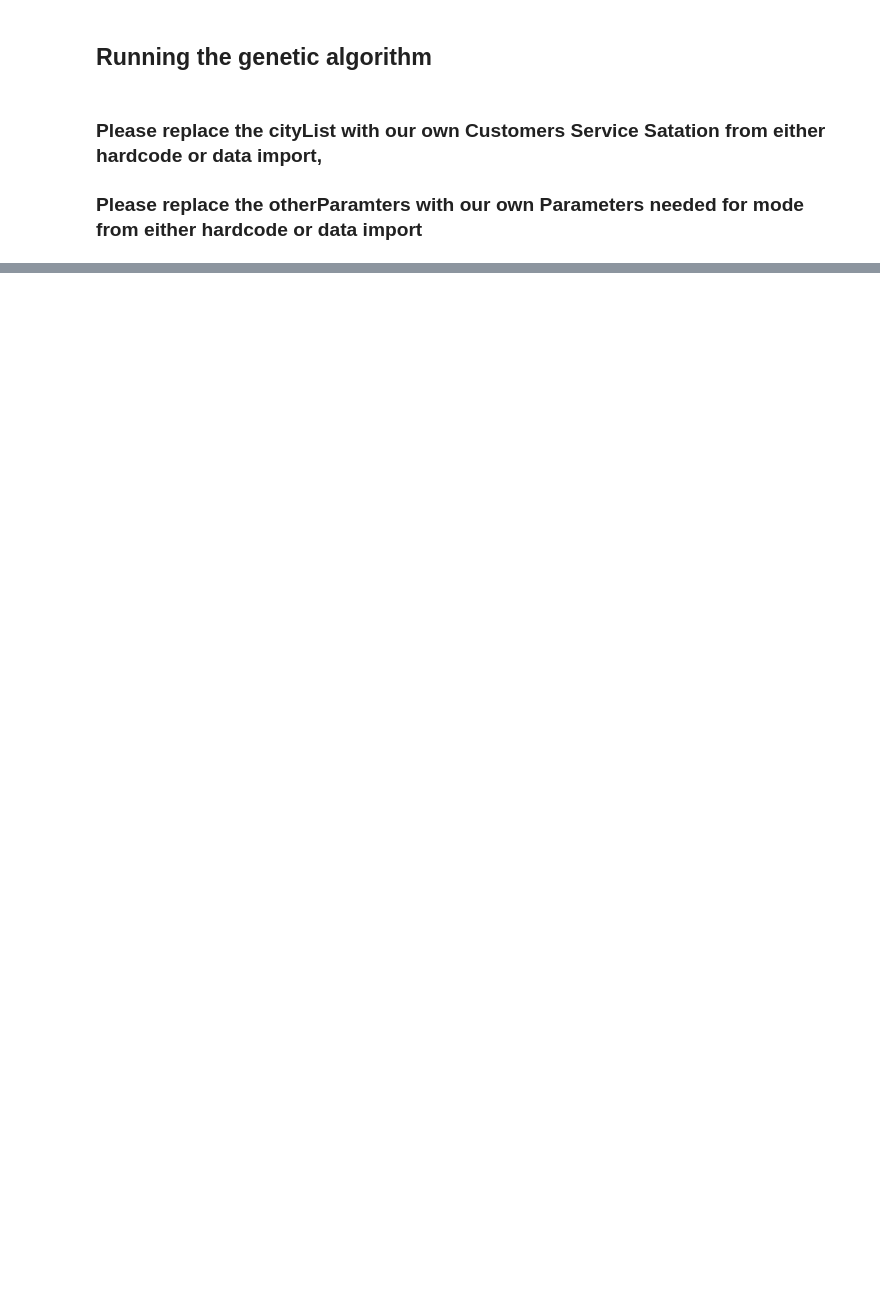
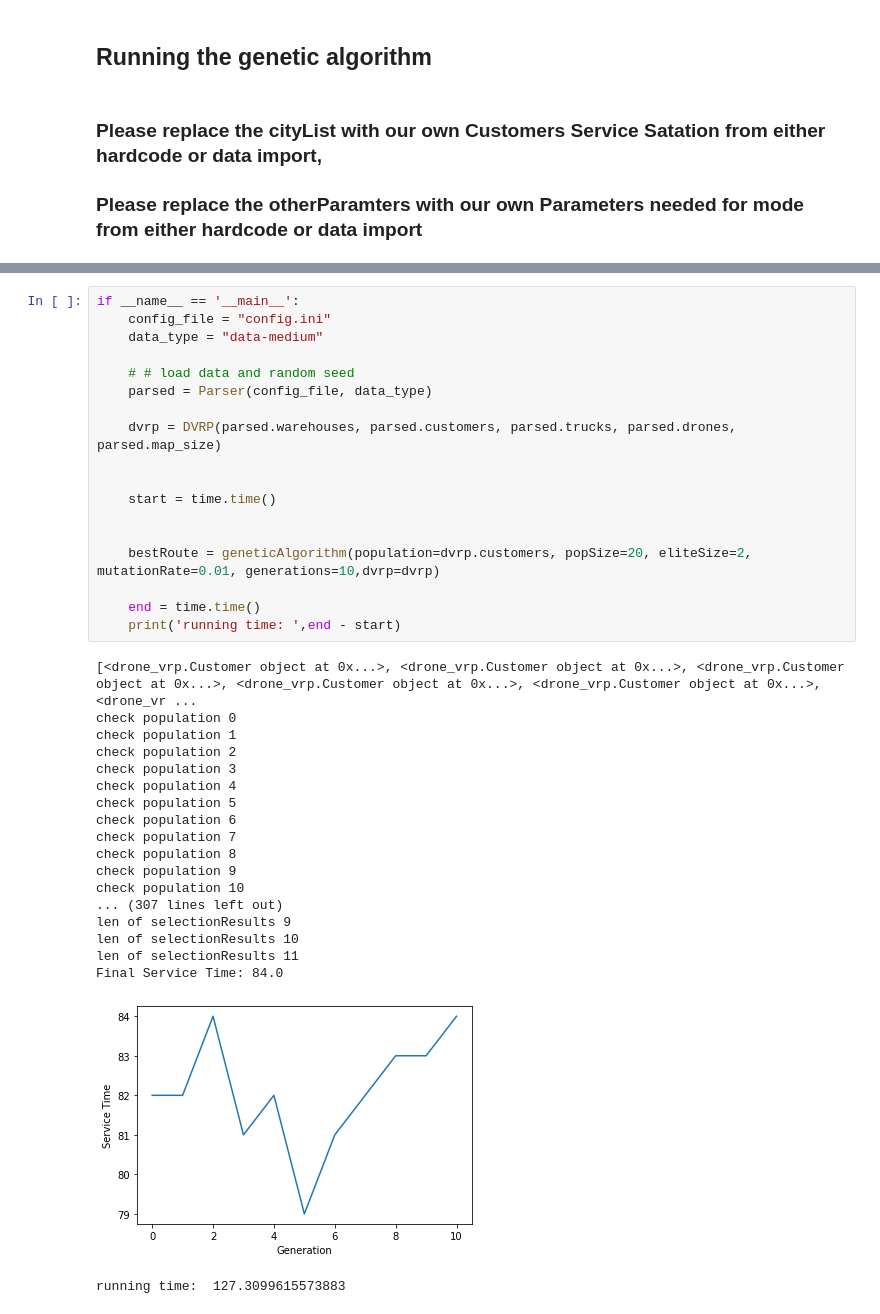
Before and after one commit to seanteohyh/ai_planning, a Jupyter notebook: GA.ipynb, the cells around one changed output, grey strips where cells are left out. Cells and saved outputs as stored; diff of their text form; blank space fills up the shorter version.

```diff
--- a/GA.ipynb
+++ b/GA.ipynb
@@ -305,0 +248,38 @@ popSize*generations*hur
+# %%
+if __name__ == '__main__':
+    config_file = "config.ini"
+    data_type = "data-medium"
+
+    # # load data and random seed
+    parsed = Parser(config_file, data_type)
+
+    dvrp = DVRP(parsed.warehouses, parsed.customers, parsed.trucks, parsed.drones, parsed.map_size)
+
+
+    start = time.time()
+
+
+    bestRoute = geneticAlgorithm(population=dvrp.customers, popSize=20, eliteSize=2, mutationRate=0.01, generations=10,dvrp=dvrp)
+
+    end = time.time()
+    print('running time: ',end - start)
+# %% [output]
+[<drone_vrp.Customer object at 0x...>, <drone_vrp.Customer object at 0x...>, <drone_vrp.Customer object at 0x...>, <drone_vrp.Customer object at 0x...>, <drone_vrp.Customer object at 0x...>, <drone_vr ...
+check population 0
+check population 1
+check population 2
+check population 3
+check population 4
+check population 5
+check population 6
+check population 7
+check population 8
+check population 9
+check population 10
+... (307 lines left out)
+len of selectionResults 9
+len of selectionResults 10
+len of selectionResults 11
+Final Service Time: 84.0
+[figure, added]
+running time:  127.3099615573883
```
Also changed, not shown: parts of 7 cells of this notebook, 1 other file.
